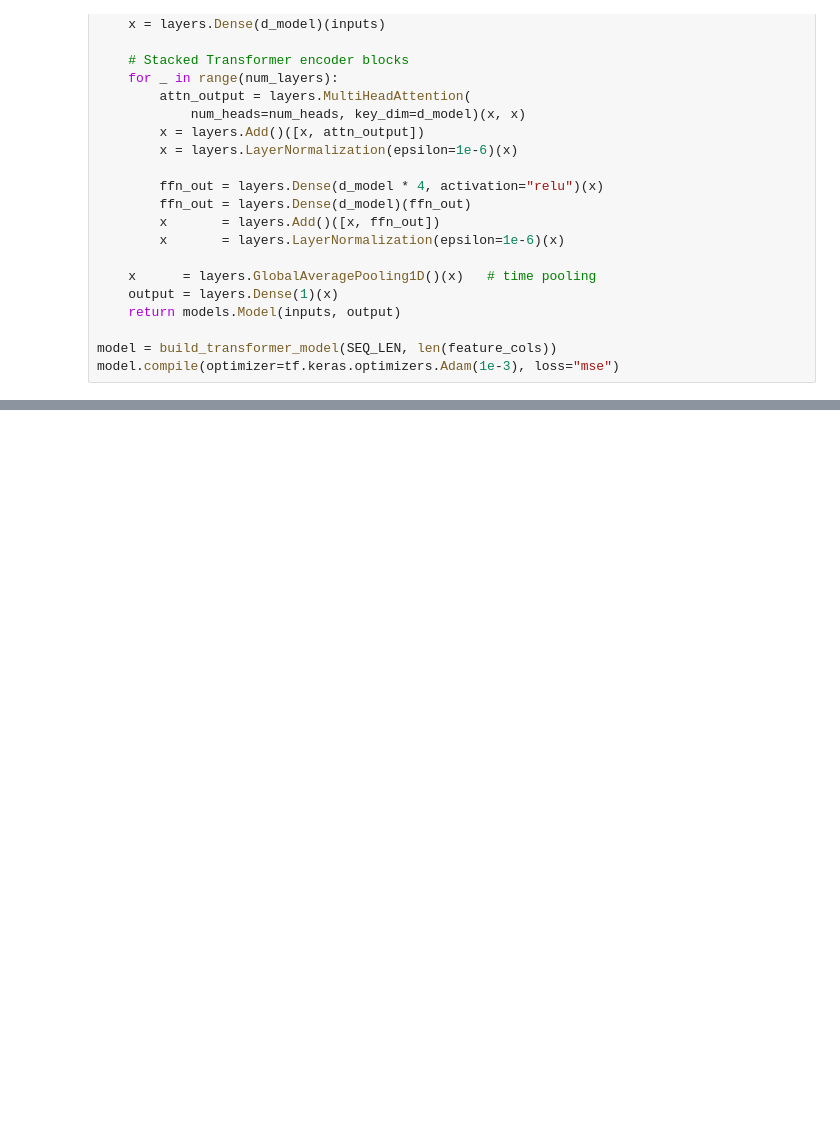
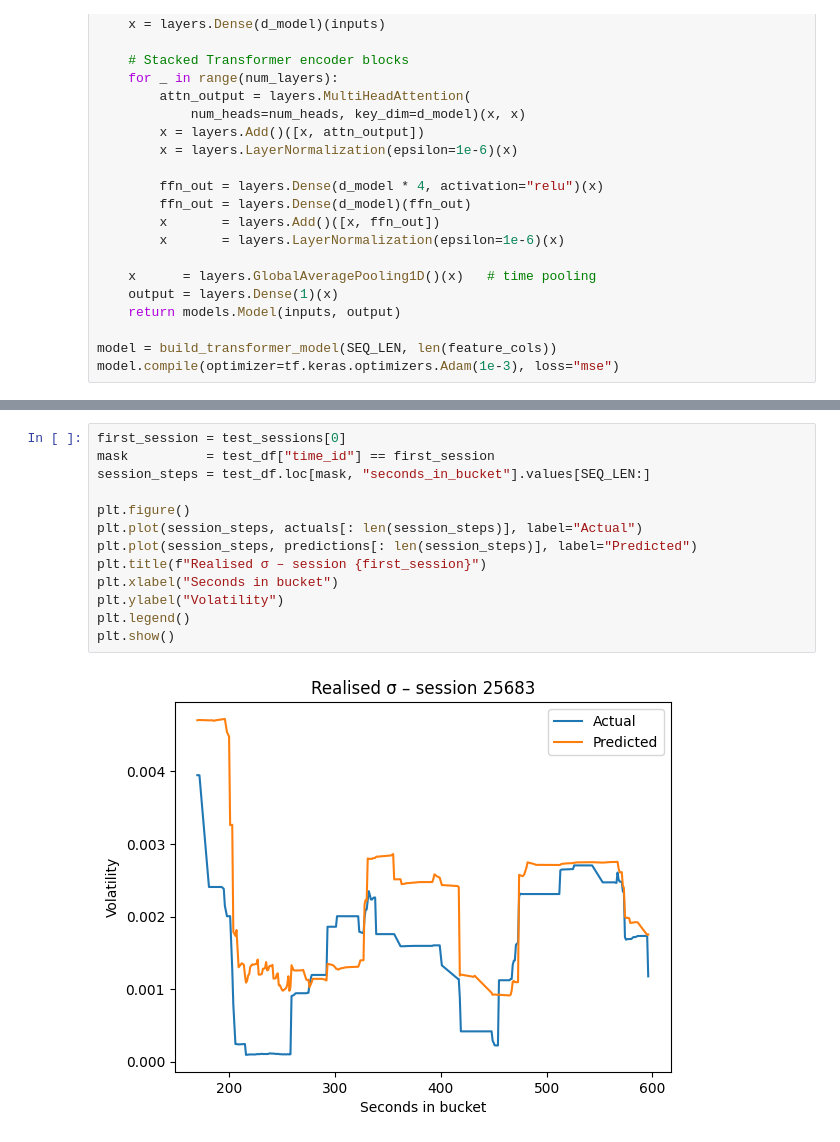
Before and after one commit to Ayush-Singh-31/Optiver-07, a Jupyter notebook: Models/Transformer-based.ipynb, the cells around one changed output, grey strips where cells are left out. Drawn from its saved outputs; the diff is of its cells as text; blank space fills up the shorter version.

```diff
--- a/Models/Transformer-based.ipynb
+++ b/Models/Transformer-based.ipynb
@@ -199,0 +193,15 @@ plt.show()
+# %%
+first_session = test_sessions[0]
+mask          = test_df["time_id"] == first_session
+session_steps = test_df.loc[mask, "seconds_in_bucket"].values[SEQ_LEN:]
+
+plt.figure()
+plt.plot(session_steps, actuals[: len(session_steps)], label="Actual")
+plt.plot(session_steps, predictions[: len(session_steps)], label="Predicted")
+plt.title(f"Realised σ – session {first_session}")
+plt.xlabel("Seconds in bucket")
+plt.ylabel("Volatility")
+plt.legend()
+plt.show()
+# %% [output]
+[figure, added]
```
Also changed, not shown: parts of 9 cells of this notebook, 3 other files.
